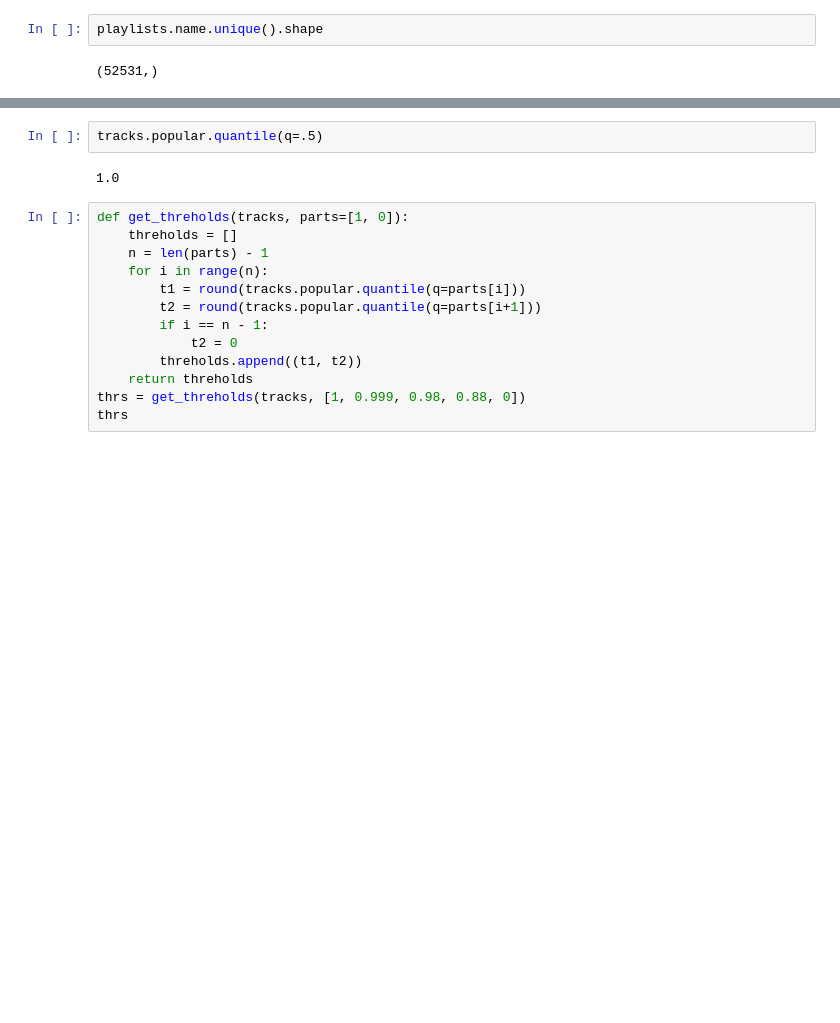
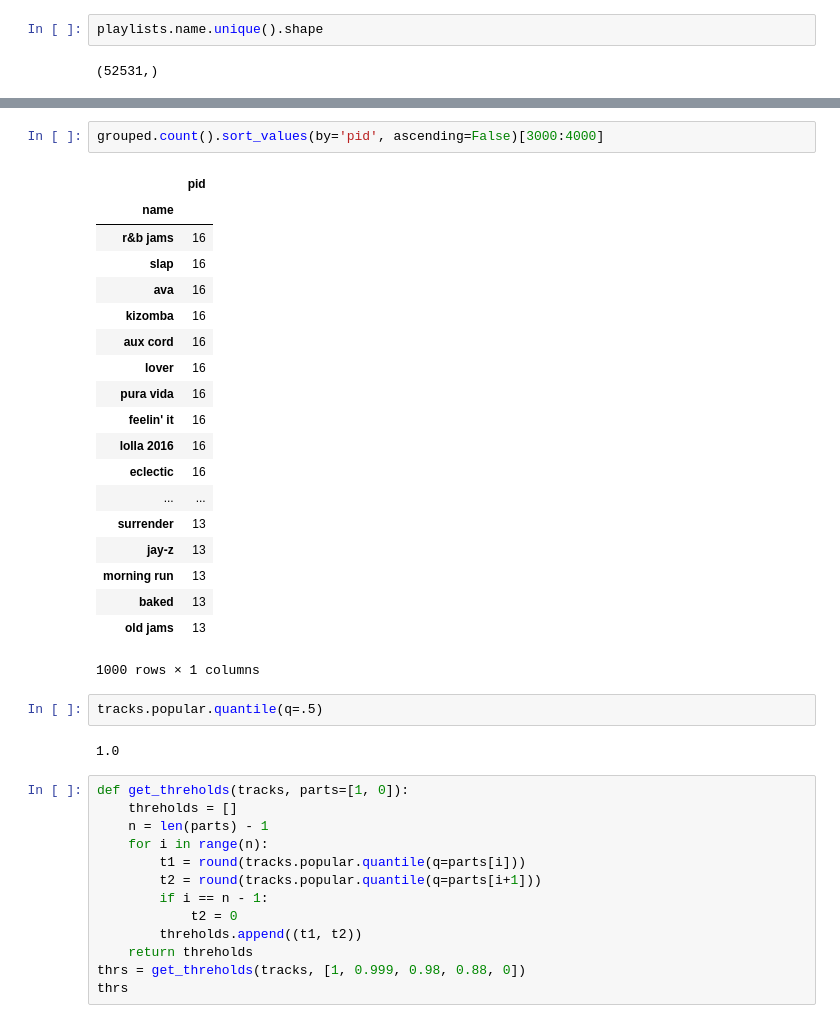
Before and after one commit to vadimfb/playlist_continuation, a Jupyter notebook: code/statistics.ipynb, the cells around one changed output, grey strips where cells are left out. Drawn from its saved outputs; the diff is of its cells as text; blank space fills up the shorter version.

```diff
--- a/code/statistics.ipynb
+++ b/code/statistics.ipynb
@@ -110,3 +115,25 @@ playlists.name.unique().shape
+# %%
+grouped.count().sort_values(by='pid', ascending=False)[3000:4000]
+# %% [output]
+|  | pid |
+| name |  |
+| r&b jams | 16 |
+| slap | 16 |
+| ava | 16 |
+| kizomba | 16 |
+| aux cord | 16 |
+| lover | 16 |
+| pura vida | 16 |
+| feelin' it | 16 |
+| lolla 2016 | 16 |
+| eclectic | 16 |
+| ... | ... |
+| surrender | 13 |
+| jay-z | 13 |
+| morning run | 13 |
+| baked | 13 |
+| old jams | 13 |
+1000 rows × 1 columns
 # %%
 tracks.popular.quantile(q=.5)
 # %% [output]
```
Also changed, not shown: parts of 10 cells of this notebook, 2 other files.
